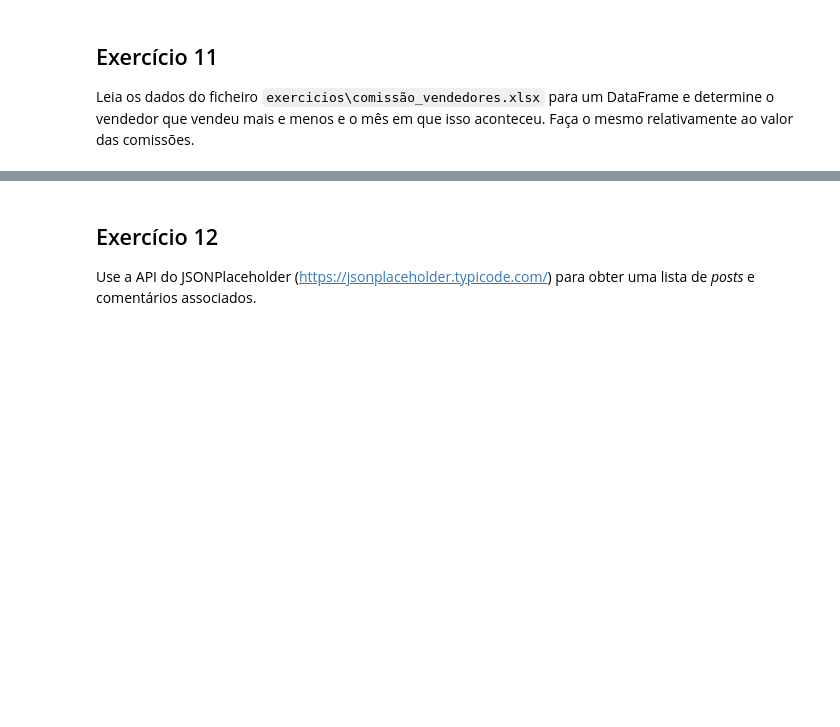
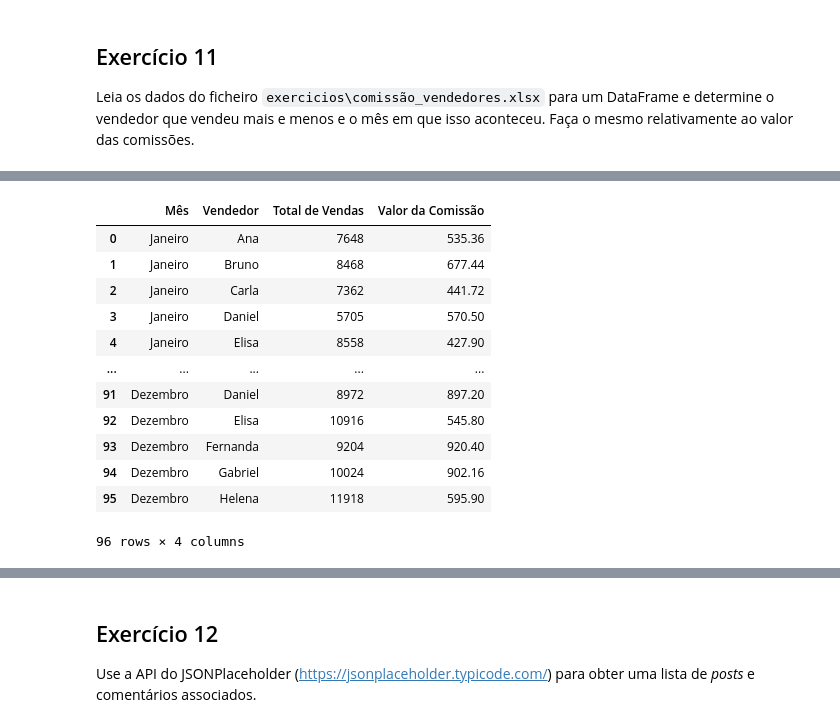
Before and after one commit to andrevieira345/analise_de_dados, a Jupyter notebook: AULA 02/03.2-exercicios.ipynb, the cells around one changed output, grey strips where cells are left out. Saved outputs shown, nothing was run; the diff lists cells and outputs as text; code cells hidden in the pictures; blank space fills up the shorter version.

```diff
--- a/AULA 02/03.2-exercicios.ipynb
+++ b/AULA 02/03.2-exercicios.ipynb
@@ -319,0 +341,17 @@ Leia os dados do ficheiro `exercicios\comissão_vendedores.xlsx` para um DataFra
+# %%
+df11 = pd.DataFrame(dados11)
+df11
+# %% [output]
+|  | Mês | Vendedor | Total de Vendas | Valor da Comissão |
+| 0 | Janeiro | Ana | 7648 | 535.36 |
+| 1 | Janeiro | Bruno | 8468 | 677.44 |
+| 2 | Janeiro | Carla | 7362 | 441.72 |
+| 3 | Janeiro | Daniel | 5705 | 570.50 |
+| 4 | Janeiro | Elisa | 8558 | 427.90 |
+| ... | ... | ... | ... | ... |
+| 91 | Dezembro | Daniel | 8972 | 897.20 |
+| 92 | Dezembro | Elisa | 10916 | 545.80 |
+| 93 | Dezembro | Fernanda | 9204 | 920.40 |
+| 94 | Dezembro | Gabriel | 10024 | 902.16 |
+| 95 | Dezembro | Helena | 11918 | 595.90 |
+96 rows × 4 columns
```
Also changed, not shown: parts of 4 cells of this notebook, 2 other files.
